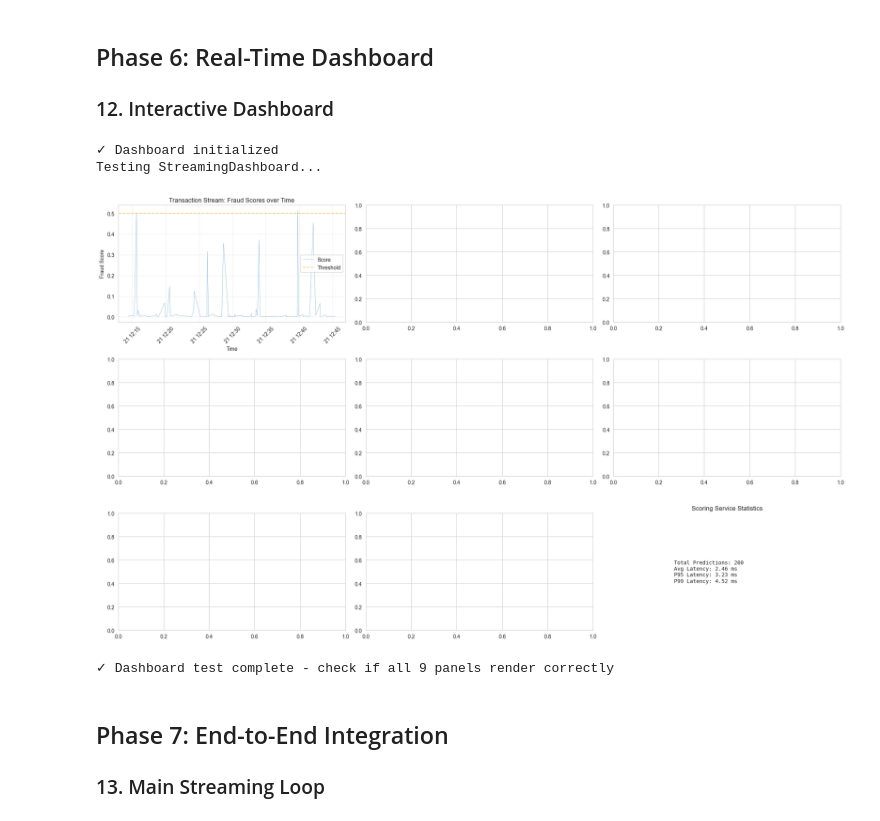
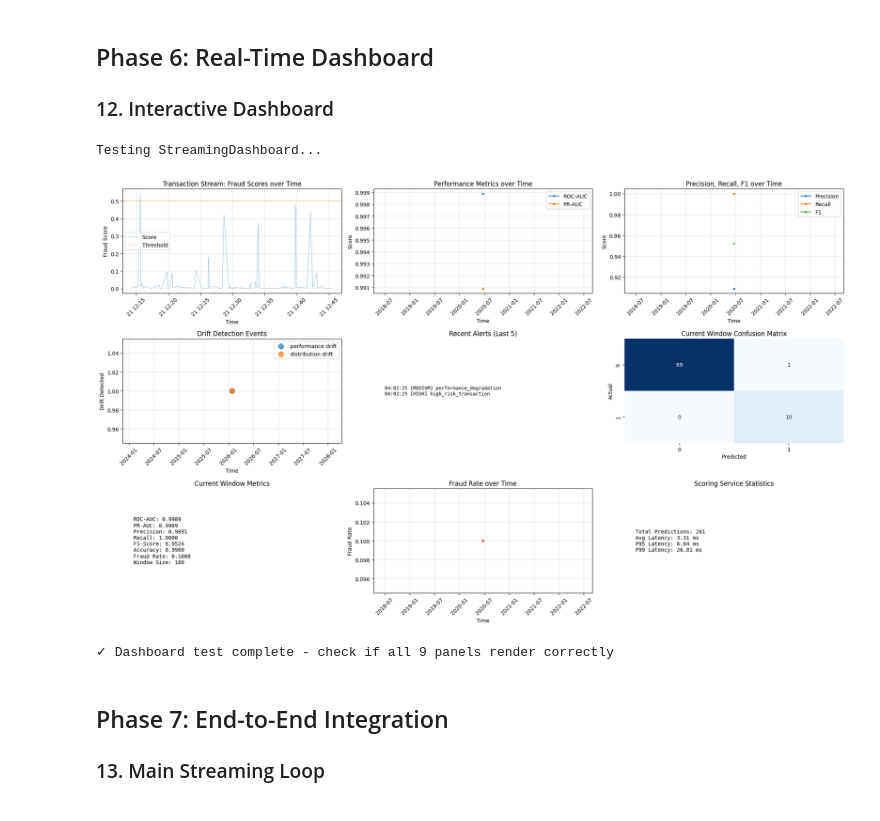
Before and after one commit to cam-bell/real-time-fraud-detection, a Jupyter notebook: notebooks/stream_quick.ipynb, the cells around one changed output. Saved outputs shown, nothing was run; the diff lists cells and outputs as text; code cells hidden in the pictures.

```diff
--- a/notebooks/stream_quick.ipynb
+++ b/notebooks/stream_quick.ipynb
@@ -1645,5 +640,19 @@ Features: ['amt', 'lat', 'long', 'city_pop', 'merch_lat', 'merch_long', 'hour',
 # %%
 from src.models.scoring_service import ScoringService
+# Test scoring service
+print("Testing ScoringService...")
+scorer = ScoringService(
+    pipeline=model_pipeline,
+    threshold=threshold_v2,
+    numerical_features=numerical_features,
+    categorical_features=categorical_features
+)
+test_txn = df_test.iloc[0]
+p, pred = scorer.predict(test_txn)
+print(f"✓ Scoring service working. Test transaction:")
+print(f"  Probability: {p:.4f}")
+print(f"  Prediction: {pred} (threshold: {scorer.threshold:.4f})")
+print(f"  Stats: {scorer.get_stats()}")
 # %% [output]
 Testing ScoringService...
 ✓ Scoring service working. Test transaction:
@@ -1892,10 +912,43 @@ Testing AlertManager...
 ### 12. Interactive Dashboard
 # %%
 from src.dashboards.dashboard_app import StreamingDashboard
+import matplotlib.pyplot as plt
+from src.models.train import AutoRetrainer
+
+# Test dashboard
+print("Testing StreamingDashboard...")
+
+# Create sample data (using your existing test_scorer, test_metrics_tracker, etc.)
+# Make sure you have these from previous cells:
+# - test_scorer (ScoringService instance)
+# - test_metrics_tracker (MetricsTracker instance)
+# - test_drift_detector (DriftDetector instance)
+# - test_alert_manager (AlertManager instance)
+# - test_history (list of transaction dicts)
+
+# Create sample transaction history
+test_history = [{
+    'timestamp': df_test.iloc[i]['trans_date_trans_time'],
+    'score': scorer.predict_proba(df_test.iloc[i]),
+    'label': df_test.iloc[i]['is_fraud'],
+    'amount': df_test.iloc[i]['amt']
+} for i in range(100)]
+
+dashboard = StreamingDashboard()
+
+# Test dashboard
+dashboard.create_dashboard(
+    scorer,
+    metrics_tracker,
+    drift_detector,
+    alert_manager,
+    test_history
+)
+plt.show()
+print("✓ Dashboard test complete - check if all 9 panels render correctly")
 # %% [output]
-✓ Dashboard initialized
 Testing StreamingDashboard...
-[figure, old version]
+[figure, new version]
 ✓ Dashboard test complete - check if all 9 panels render correctly
 # %% [markdown]
 ## Phase 7: End-to-End Integration
```
Also changed, not shown: parts of 42 cells of this notebook, 8 other files.
